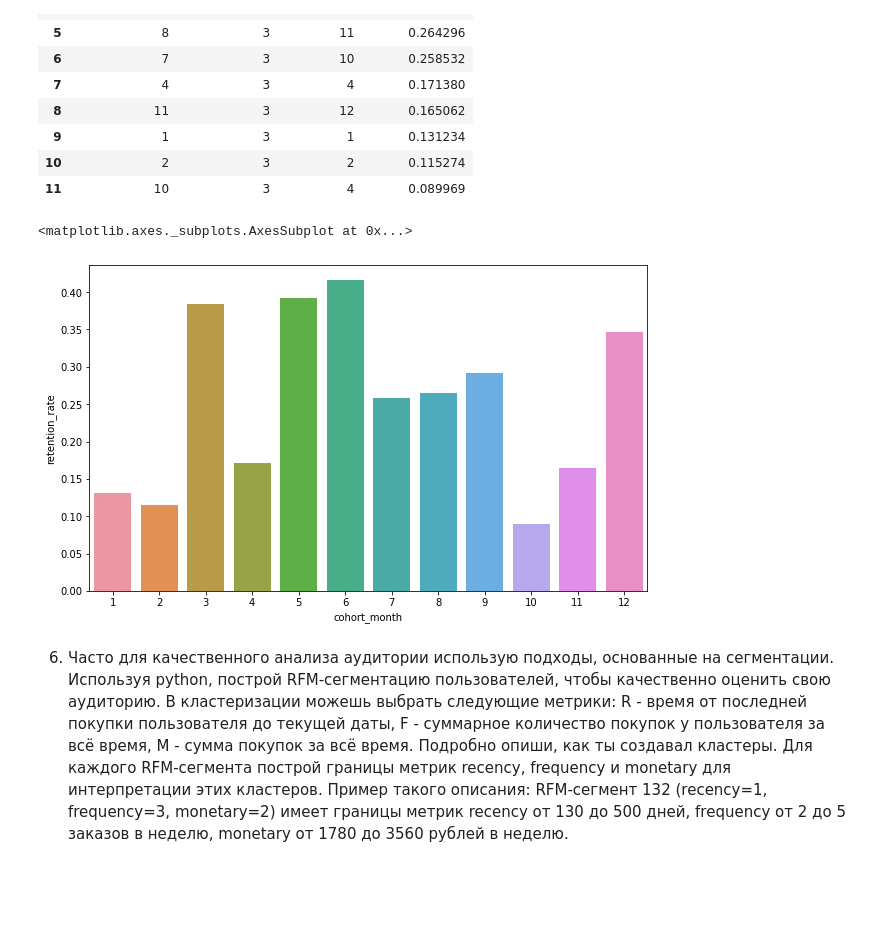
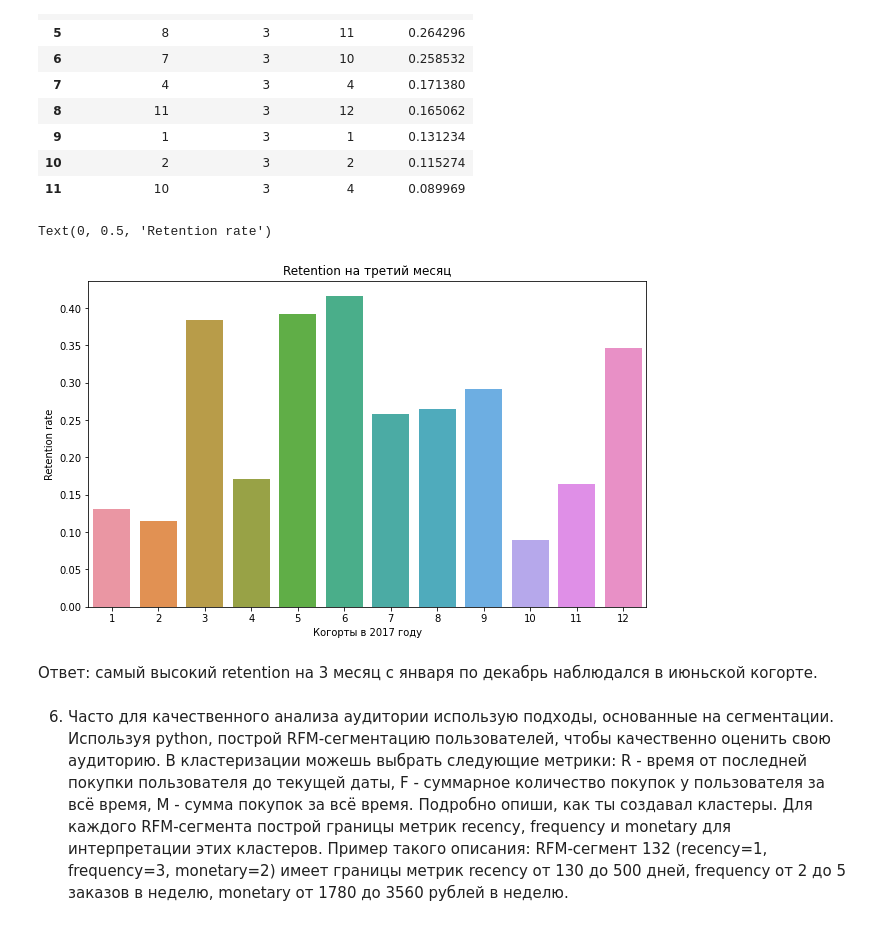
Before and after one commit to y0lk1n/analytics-practice, a Jupyter notebook: project_ecommerce/project_notebook.ipynb, the cells around one changed output. Cells and saved outputs as stored; diff of their text form; code cells hidden in the pictures; blank space fills up the shorter version.

```diff
--- a/project_ecommerce/project_notebook.ipynb
+++ b/project_ecommerce/project_notebook.ipynb
@@ -264,2 +357,6 @@ customers_orders_narrow
 # %%
-customer_cohorts = customers_orders_narrow.groupby('customer_unique_id').agg(cohort_month = ('purchase_month', 'min')).reset_index()
+customer_cohorts = customers_orders_narrow. \
+    groupby('customer_unique_id'). \
+    agg(cohort_month = ('purchase_month', 'min')). \
+    reset_index()
+customer_cohorts
@@ -266,2 +379,4 @@ customer_cohorts = customers_orders_narrow.groupby('customer_unique_id').agg(coh
 # %%
-customer_cohorts = customer_cohorts.merge(customers_orders_narrow[['customer_unique_id', 'purchase_month']], on = 'customer_unique_id', how = 'left')
+customer_cohorts = customer_cohorts. \
+    merge(customers_orders_narrow[['customer_unique_id', 'purchase_month']], on = 'customer_unique_id', how = 'right')
+customer_cohorts.nunique()
@@ -268,5 +404,6 @@ customer_cohorts = customer_cohorts.merge(customers_orders_narrow[['customer_uni
 # %%
-customer_cohorts = customer_cohorts.loc[(customer_cohorts.cohort_month >= pd.to_datetime('2017-01-01')) & (customer_cohorts.cohort_month <= pd.to_datetime('2017-12-01'))]
-customer_cohorts
+customer_cohorts = customer_cohorts. \
+    loc[(customer_cohorts.cohort_month >= pd.to_datetime('2017-01-01')) & (customer_cohorts.cohort_month <= pd.to_datetime('2017-12-01'))]
+customer_cohorts.head()
 # %% [output]
 |  | customer_unique_id | cohort_month | purchase_month |
@@ -364,8 +492,13 @@ third_month
 # %%
 plt.figure(figsize=(10,6))
 sns.barplot(data=third_month, x='cohort_month', y='retention_rate')
+plt.title('Retention на третий месяц')
+plt.xlabel('Когорты в 2017 году')
+plt.ylabel('Retention rate')
 # %% [output]
-<matplotlib.axes._subplots.AxesSubplot at 0x...>
+Text(0, 0.5, 'Retention rate')
-[figure, old version]
+[figure, new version]
+# %% [markdown]
+Ответ: самый высокий retention на 3 месяц с января по декабрь наблюдался в июньской когорте.
 # %% [markdown]
 6. Часто для качественного анализа аудитории использую подходы, основанные на сегментации. Используя python, построй RFM-сегментацию пользователей, чтобы качественно оценить свою аудиторию. В кластеризации можешь выбрать следующие метрики: R - время от последней покупки пользователя до текущей даты, F - суммарное количество покупок у пользователя за всё время, M - сумма покупок за всё время. Подробно опиши, как ты создавал кластеры. Для каждого RFM-сегмента построй границы метрик recency, frequency и monetary для интерпретации этих кластеров. Пример такого описания: RFM-сегмент 132 (recency=1, frequency=3, monetary=2) имеет границы метрик recency от 130 до 500 дней, frequency от 2 до 5 заказов в неделю, monetary от 1780 до 3560 рублей в неделю.
```
Also changed, not shown: parts of 53 cells of this notebook.
